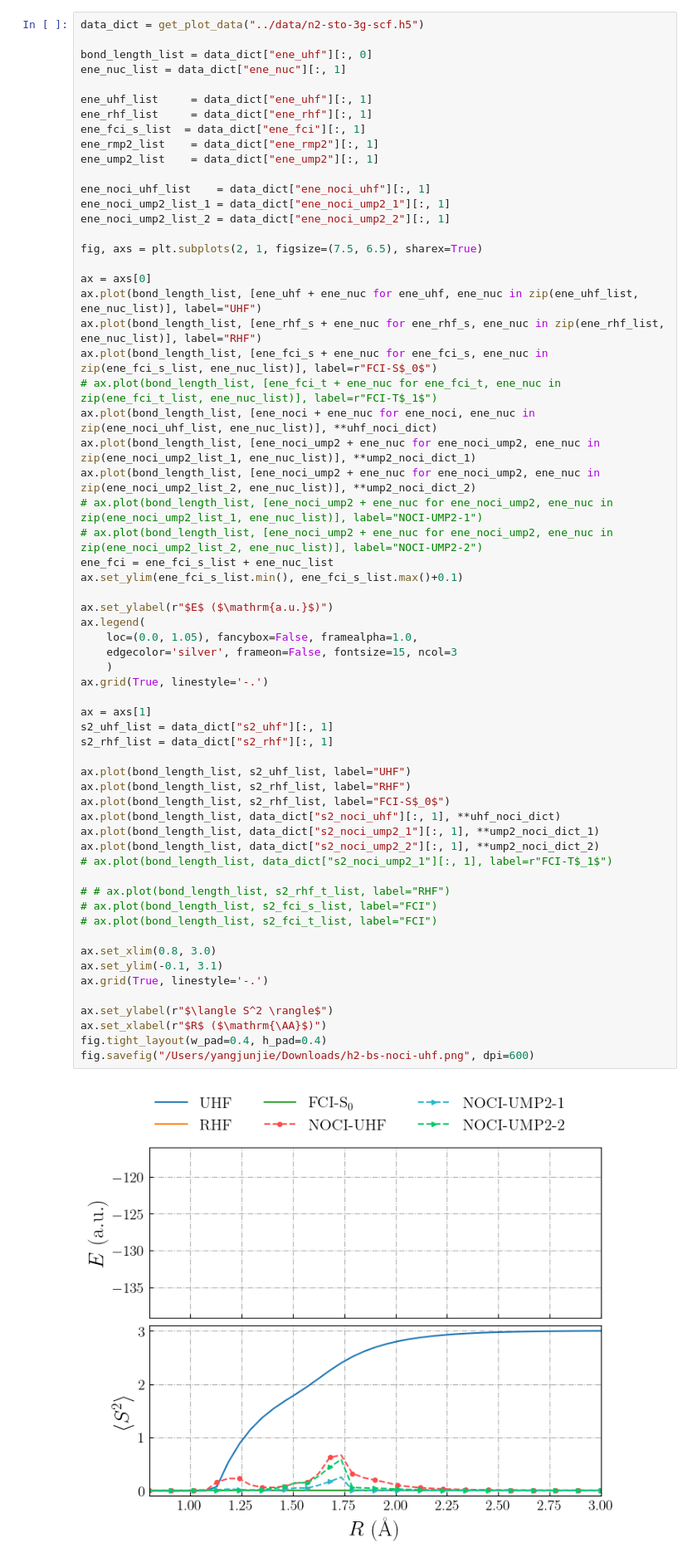
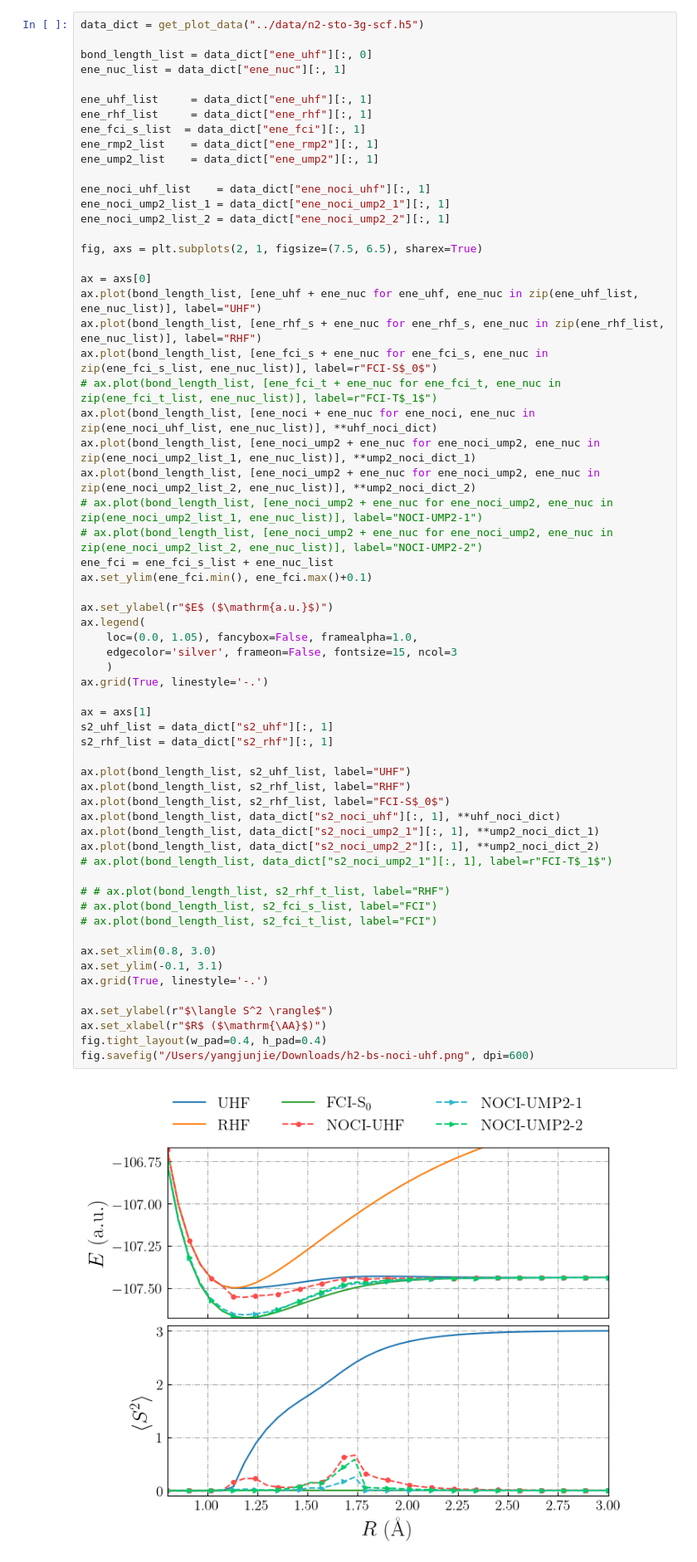
Before and after one commit to yangdatou/bs-uhf, a Jupyter notebook: work/plot/n2.ipynb, the cells around one changed output. Shown at 83% size. Drawn from its saved outputs; the diff is of its cells as text.

```diff
--- a/work/plot/n2.ipynb
+++ b/work/plot/n2.ipynb
@@ -71,41 +71,41 @@ ax.plot(bond_length_list, [ene_noci_ump2 + ene_nuc for ene_noci_ump2, ene_nuc in
 # ax.plot(bond_length_list, [ene_noci_ump2 + ene_nuc for ene_noci_ump2, ene_nuc in zip(ene_noci_ump2_list_1, ene_nuc_list)], label="NOCI-UMP2-1")
 # ax.plot(bond_length_list, [ene_noci_ump2 + ene_nuc for ene_noci_ump2, ene_nuc in zip(ene_noci_ump2_list_2, ene_nuc_list)], label="NOCI-UMP2-2")
 ene_fci = ene_fci_s_list + ene_nuc_list
-ax.set_ylim(ene_fci_s_list.min(), ene_fci_s_list.max()+0.1)
+ax.set_ylim(ene_fci.min(), ene_fci.max()+0.1)
 
 ax.set_ylabel(r"$E$ ($\mathrm{a.u.}$)")
 ax.legend(
     loc=(0.0, 1.05), fancybox=False, framealpha=1.0,
     edgecolor='silver', frameon=False, fontsize=15, ncol=3
     )
 ax.grid(True, linestyle='-.')
 
 ax = axs[1]
 s2_uhf_list = data_dict["s2_uhf"][:, 1]
 s2_rhf_list = data_dict["s2_rhf"][:, 1]
 
 ax.plot(bond_length_list, s2_uhf_list, label="UHF")
 ax.plot(bond_length_list, s2_rhf_list, label="RHF")
 ax.plot(bond_length_list, s2_rhf_list, label="FCI-S$_0$")
 ax.plot(bond_length_list, data_dict["s2_noci_uhf"][:, 1], **uhf_noci_dict)
 ax.plot(bond_length_list, data_dict["s2_noci_ump2_1"][:, 1], **ump2_noci_dict_1)
 ax.plot(bond_length_list, data_dict["s2_noci_ump2_2"][:, 1], **ump2_noci_dict_2)
 # ax.plot(bond_length_list, data_dict["s2_noci_ump2_1"][:, 1], label=r"FCI-T$_1$")
 
 # # ax.plot(bond_length_list, s2_rhf_t_list, label="RHF")
 # ax.plot(bond_length_list, s2_fci_s_list, label="FCI")
 # ax.plot(bond_length_list, s2_fci_t_list, label="FCI")
 
 ax.set_xlim(0.8, 3.0)
 ax.set_ylim(-0.1, 3.1)
 ax.grid(True, linestyle='-.')
 
 ax.set_ylabel(r"$\langle S^2 \rangle$")
 ax.set_xlabel(r"$R$ ($\mathrm{\AA}$)")
 fig.tight_layout(w_pad=0.4, h_pad=0.4)
 fig.savefig("/Users/yangjunjie/Downloads/h2-bs-noci-uhf.png", dpi=600)
 # %% [output]
-[figure, old version]
+[figure, new version]
 # %%
 data_dict = get_plot_data("../data/n2-sto-3g.h5")
 
```
